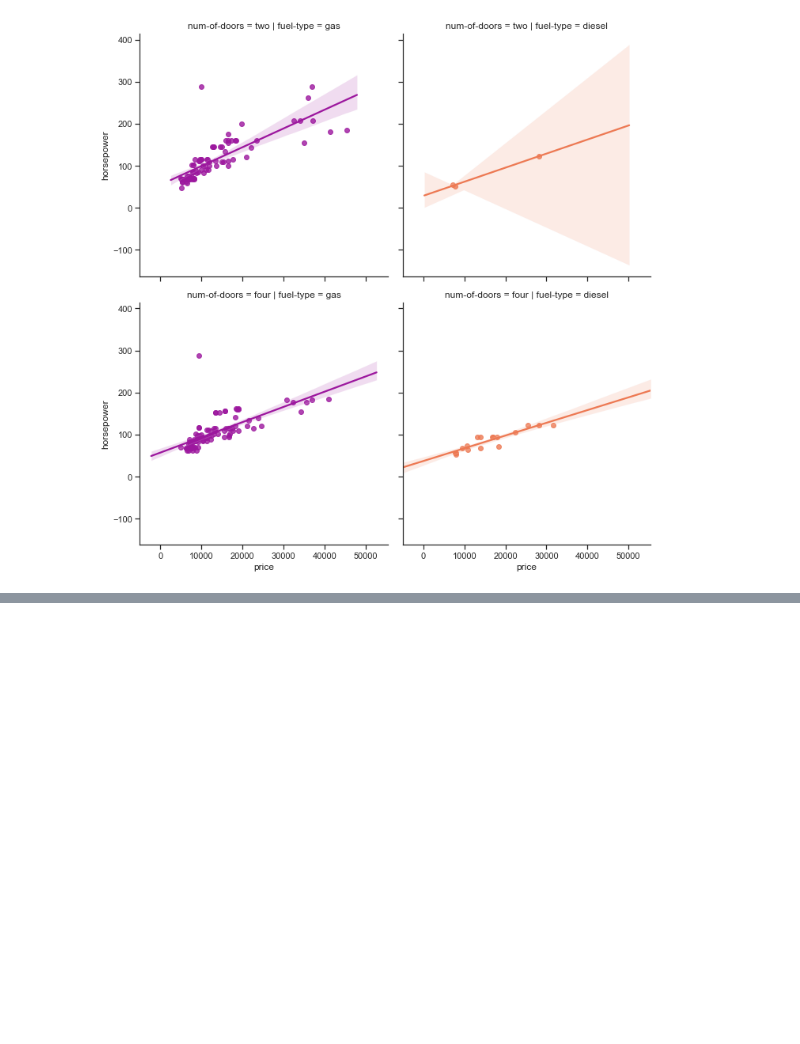
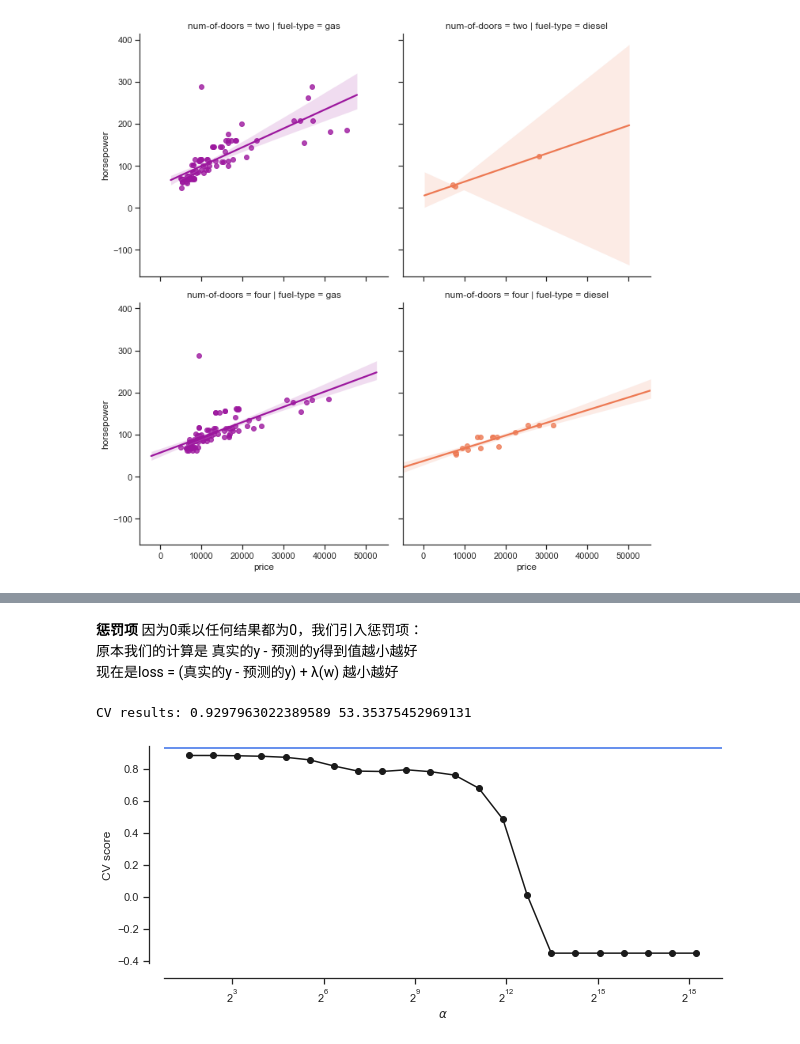
Before and after one commit to ben1234560/AiLearning-Theory-Applying, a Jupyter notebook: notebook_必备数学基础/案例：汽车价格预测任务.ipynb, the cells around one changed output, grey strips where cells are left out. Saved outputs shown, nothing was run; the diff lists cells and outputs as text; code cells hidden in the pictures; blank space fills up the shorter version.

```diff
--- a/notebook_必备数学基础/案例：汽车价格预测任务.ipynb
+++ b/notebook_必备数学基础/案例：汽车价格预测任务.ipynb
@@ -354,0 +401,11 @@ sns.lmplot('price','horsepower',  #指定横纵轴price,horsepower
+# %%
+classes = ['make','fuel-type','aspiration','engine-type',
+           'num-of-doors','body-style','drive-wheels','output',
+           'engine-location','num-of-cylinders','fuel-system']  #获取所需特征列
+
+dummies = pd.get_dummies(features[classes])  #进行one-hot
+#加入one-hot后的数值，并去掉原有的字符串类型的数据
+features = features.join(dummies).drop(classes, axis=1)
+
+print('In total:', features.shape)
+features.head(5)  #可以看到结果已经没有字符串类型的数据了，且新增的只有0或者1
@@ -354,0 +424,7 @@ sns.lmplot('price','horsepower',  #指定横纵轴price,horsepower
+# %%
+# tain为训练集，test为测试集
+#test_size切分比例，训练占总数据0.7，测试0.3，random_state随机切分的种子
+X_train, X_test, y_train, y_test = train_test_split(features,target,
+                                                   test_size=0.3,
+                                                   random_state=seed)
+print("Train", X_train.shape, "Test:", X_test.shape)
@@ -354,0 +449,38 @@ sns.lmplot('price','horsepower',  #指定横纵轴price,horsepower
+# %% [markdown]
+**惩罚项**
+因为0乘以任何结果都为0，我们引入惩罚项：
+<br>
+原本我们的计算是 真实的y - 预测的y得到值越小越好
+<br>
+现在是loss = (真实的y - 预测的y) + λ(w) 越小越好
+# %%
+alphas = 3. ** np.arange(2,12)  #自选惩罚项参数，现在是手动调，也有自动包
+scores = np.empty_like(alphas)  #计算不同参数的不同得分
+
+#第一种方法
+for i, a in enumerate(alphas):
+    lasso = Lasso(random_state=seed)  #指定Lasso模型
+    lasso.set_params(alpha=a)  #指定惩罚力度
+    lasso.fit(X_train, y_train)  #训练
+    scores[i] = lasso.score(X_test, y_test)  #预测
+
+#第二种方法，交叉验证，训练集再切分几分交叉训练并自验证，最后再拿预测集预测
+ #cv=10，平均切分10次，即10份，每次训练9份拿另外的1份验证
+lassocv = LassoCV(cv=10, random_state=seed)
+lassocv.fit(features, target)  #训练
+lassocv_score = lassocv.score(features, target)  #预测
+lassocv_alpha = lassocv.alpha_  #获取alpha值
+
+plt.figure(figsize=(10,4))
+plt.plot(alphas, scores, '-ko')
+plt.axhline(lassocv_score, color=c)
+plt.xlabel(r'$\alpha$')
+plt.ylabel('CV score')
+plt.xscale('log', basex=2)
+sns.despine(offset=15)
+
+#查看不同alpha值下的得分
+print('CV results:', lassocv_score, lassocv_alpha)
+# %% [output]
+CV results: 0.9297963022389589 53.35375452969131
+[figure, added]
```
Also changed, not shown: parts of 21 cells of this notebook.
